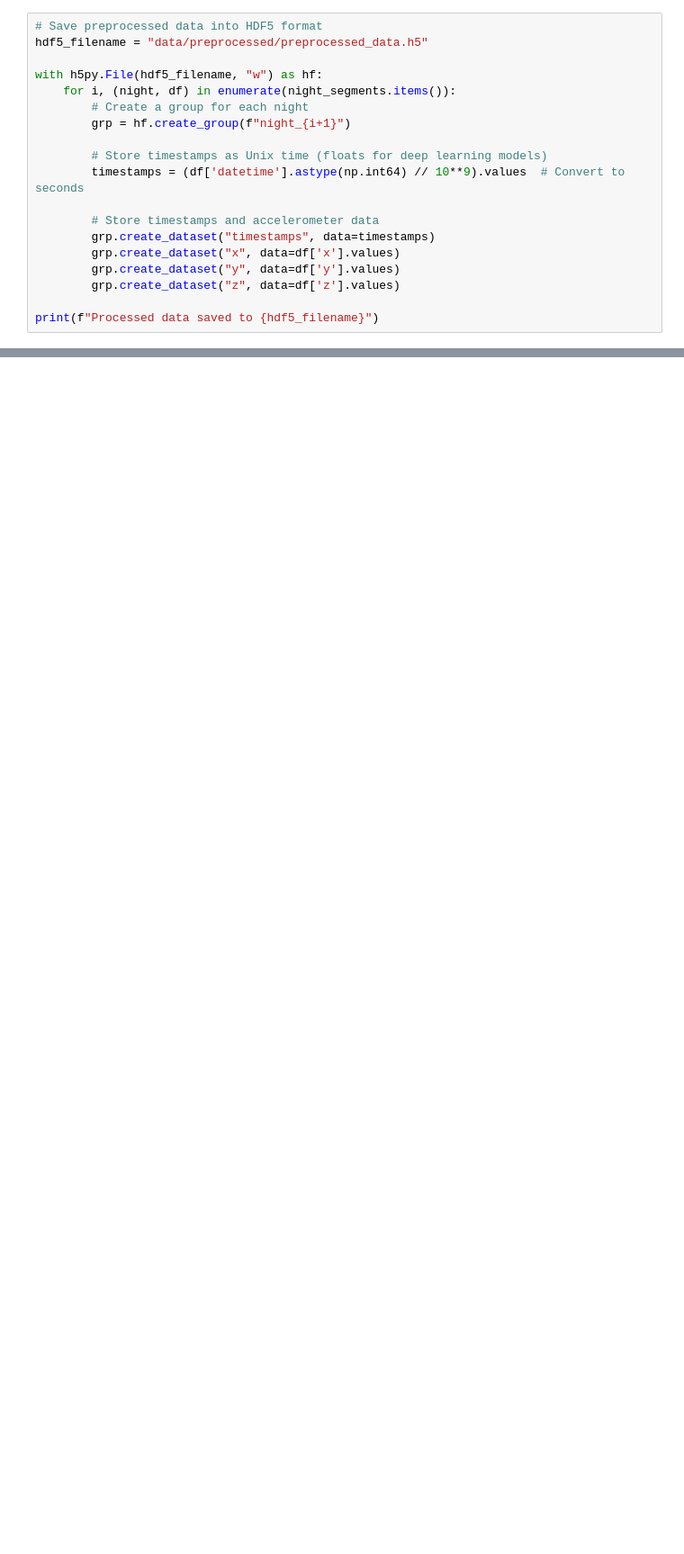
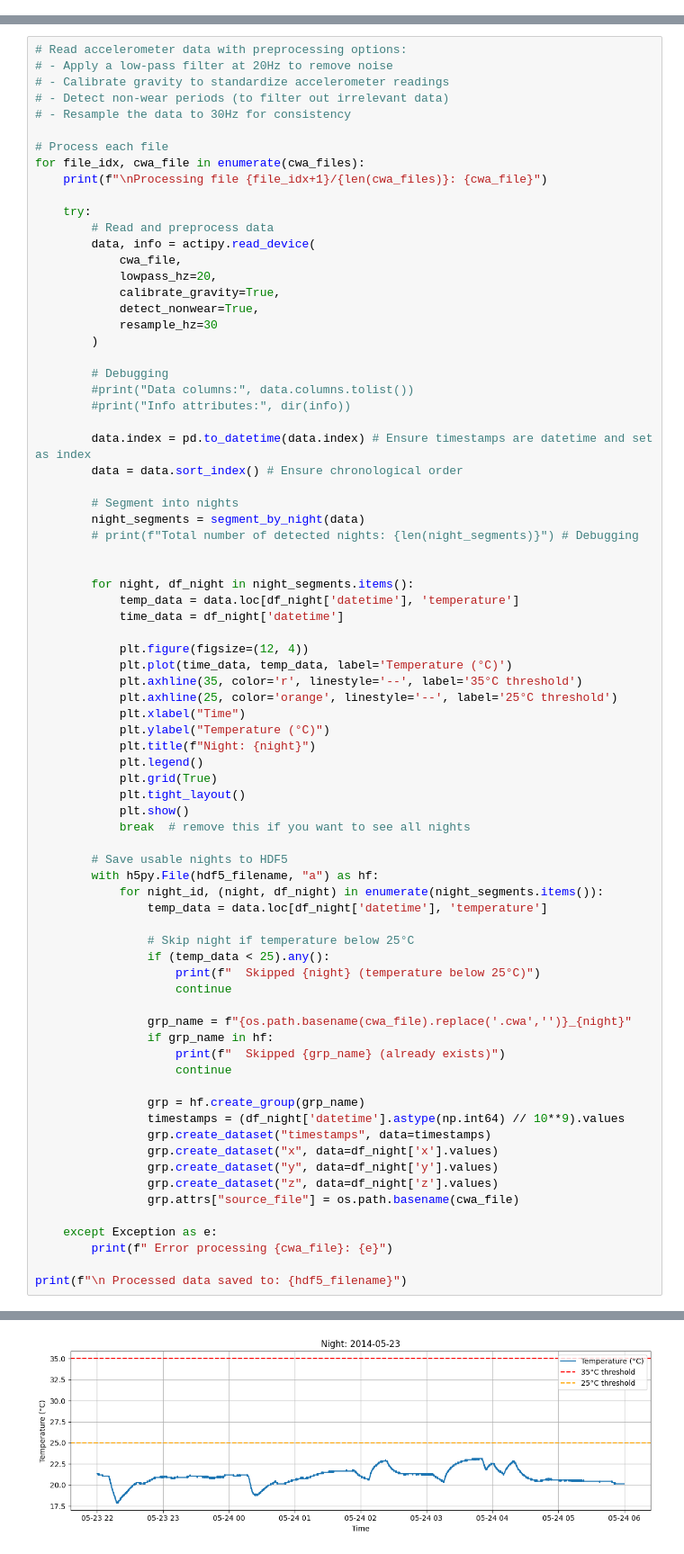
Before and after one commit to saraguijarro/iRBD-detection, a Jupyter notebook: preprocessing.ipynb, the cells around one changed output, grey strips where cells are left out. Shown at 90% size. Cells and saved outputs as stored; diff of their text form; blank space fills up the shorter version.

Commit message:
Add temperature to filter non-wear

```diff
--- a/preprocessing.ipynb
+++ b/preprocessing.ipynb
@@ -83,19 +68,0 @@ night_segments = segment_by_night(data)
-# %%
-# Save preprocessed data into HDF5 format
-hdf5_filename = "data/preprocessed/preprocessed_data.h5"
-
-with h5py.File(hdf5_filename, "w") as hf:
-    for i, (night, df) in enumerate(night_segments.items()):
-        # Create a group for each night
-        grp = hf.create_group(f"night_{i+1}")
-
-        # Store timestamps as Unix time (floats for deep learning models)
-        timestamps = (df['datetime'].astype(np.int64) // 10**9).values  # Convert to seconds
-
-        # Store timestamps and accelerometer data
-        grp.create_dataset("timestamps", data=timestamps)
-        grp.create_dataset("x", data=df['x'].values)
-        grp.create_dataset("y", data=df['y'].values)
-        grp.create_dataset("z", data=df['z'].values)
-
-print(f"Processed data saved to {hdf5_filename}")
@@ -103,0 +69,78 @@ Processed data saved to data/preprocessed/preprocessed_data.h5
+# %%
+# Read accelerometer data with preprocessing options:
+# - Apply a low-pass filter at 20Hz to remove noise
+# - Calibrate gravity to standardize accelerometer readings
+# - Detect non-wear periods (to filter out irrelevant data)
+# - Resample the data to 30Hz for consistency
+
+# Process each file
+for file_idx, cwa_file in enumerate(cwa_files):
+    print(f"\nProcessing file {file_idx+1}/{len(cwa_files)}: {cwa_file}")
+
+    try:
+        # Read and preprocess data
+        data, info = actipy.read_device(
+            cwa_file,
+            lowpass_hz=20,
+            calibrate_gravity=True,
+            detect_nonwear=True,
+            resample_hz=30
+        )
+
+        # Debugging
+        #print("Data columns:", data.columns.tolist())
+        #print("Info attributes:", dir(info))
+
+        data.index = pd.to_datetime(data.index) # Ensure timestamps are datetime and set as index
+        data = data.sort_index() # Ensure chronological order
+
+        # Segment into nights
+        night_segments = segment_by_night(data)
+        # print(f"Total number of detected nights: {len(night_segments)}") # Debugging
+
+
+        for night, df_night in night_segments.items():
+            temp_data = data.loc[df_night['datetime'], 'temperature']
+            time_data = df_night['datetime']
+
+            plt.figure(figsize=(12, 4))
+            plt.plot(time_data, temp_data, label='Temperature (°C)')
+            plt.axhline(35, color='r', linestyle='--', label='35°C threshold')
+            plt.axhline(25, color='orange', linestyle='--', label='25°C threshold')
+            plt.xlabel("Time")
+            plt.ylabel("Temperature (°C)")
+            plt.title(f"Night: {night}")
+            plt.legend()
+            plt.grid(True)
+            plt.tight_layout()
+            plt.show()
+            break  # remove this if you want to see all nights
+
+        # Save usable nights to HDF5
+        with h5py.File(hdf5_filename, "a") as hf:
+            for night_id, (night, df_night) in enumerate(night_segments.items()):
+                temp_data = data.loc[df_night['datetime'], 'temperature']
+
+                # Skip night if temperature below 25°C
+                if (temp_data < 25).any():
+                    print(f"  Skipped {night} (temperature below 25°C)")
+                    continue
+
+                grp_name = f"{os.path.basename(cwa_file).replace('.cwa','')}_{night}"
+                if grp_name in hf:
+                    print(f"  Skipped {grp_name} (already exists)")
+                    continue
+
+                grp = hf.create_group(grp_name)
+                timestamps = (df_night['datetime'].astype(np.int64) // 10**9).values
+                grp.create_dataset("timestamps", data=timestamps)
+                grp.create_dataset("x", data=df_night['x'].values)
+                grp.create_dataset("y", data=df_night['y'].values)
+                grp.create_dataset("z", data=df_night['z'].values)
+                grp.attrs["source_file"] = os.path.basename(cwa_file)
+
+    except Exception as e:
+        print(f" Error processing {cwa_file}: {e}")
+
+print(f"\n Processed data saved to: {hdf5_filename}")
+# %% [output]
@@ -103,0 +155 @@ Processed data saved to data/preprocessed/preprocessed_data.h5
+[figure, added]
```
Also changed, not shown: parts of 7 cells of this notebook.
